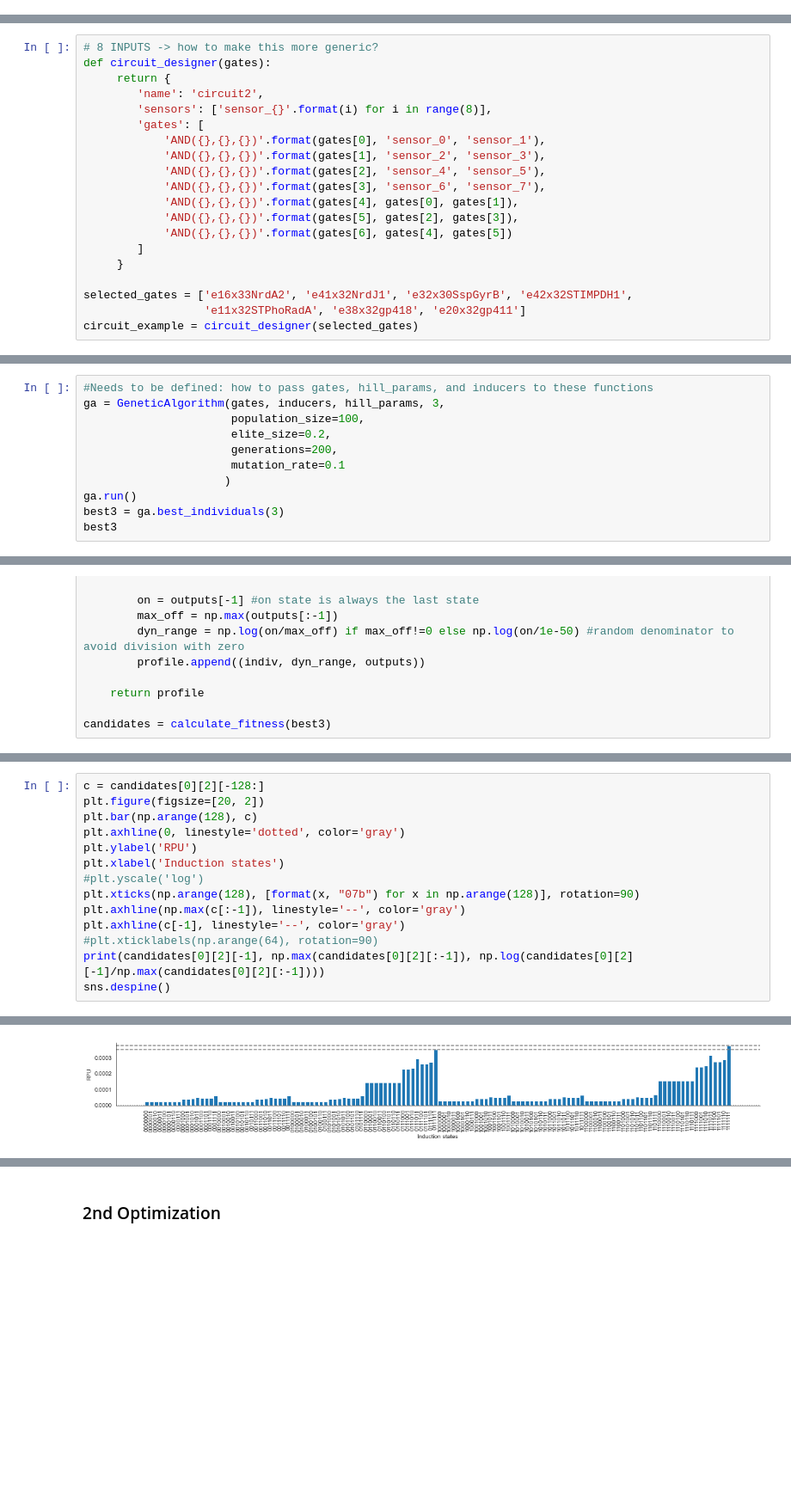
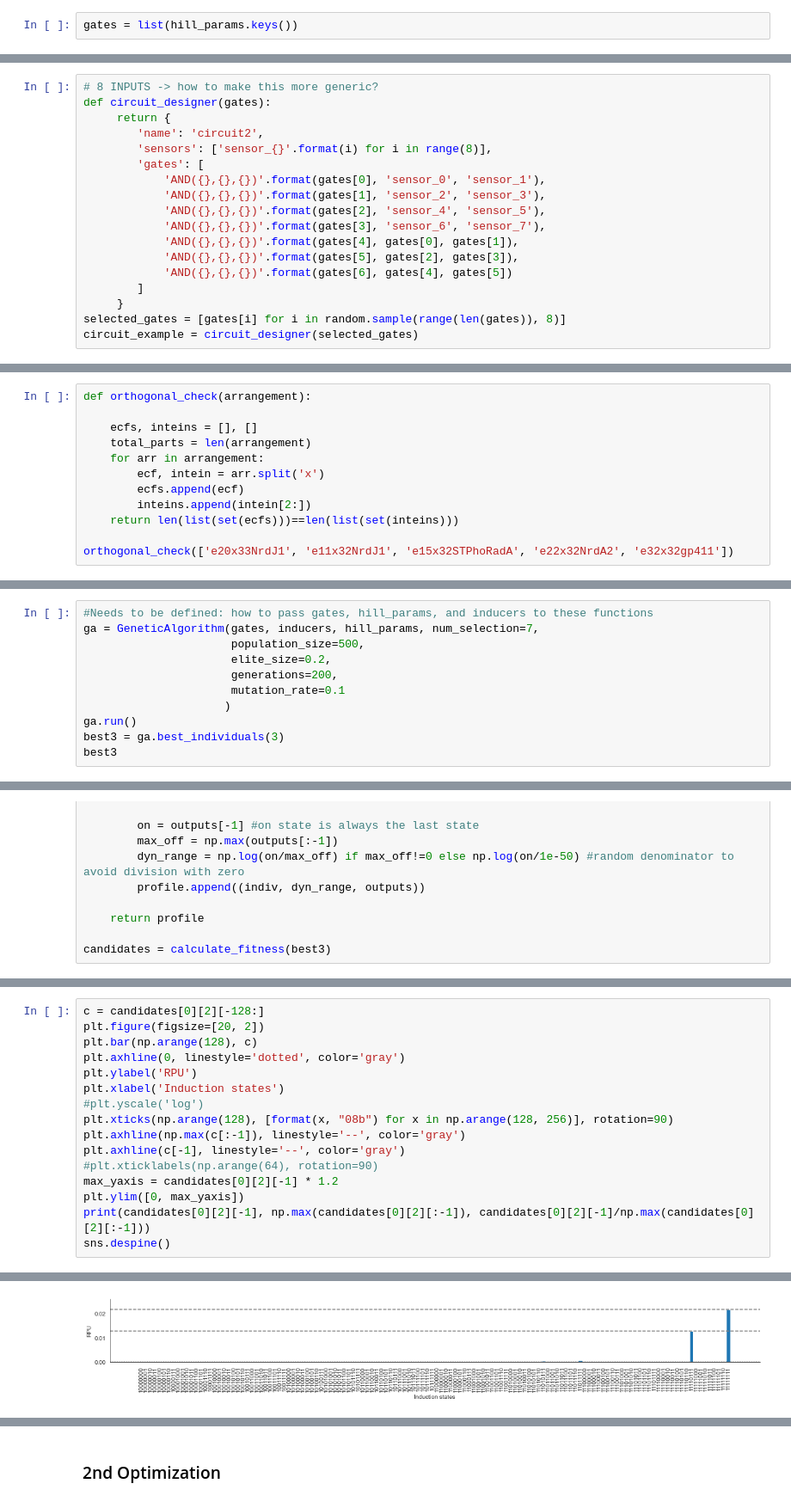
Before and after one commit to rmardian/intein-based-circuits, a Jupyter notebook: Signal Matching - Updated.ipynb, the cells around one changed output, grey strips where cells are left out. Shown at 86% size. Cells and saved outputs as stored; diff of their text form; blank space fills up the shorter version.

```diff
--- a/Signal Matching - Updated.ipynb
+++ b/Signal Matching - Updated.ipynb
@@ -29,3 +35,5 @@ controls = ['positive_control', 'negative_control']
+# %%
+gates = list(hill_params.keys())
 # %%
 #both latest ara and cuma data
 hill_params = {'e11x32STPhoRadA': [1.38609966e-02, 1.60895892e+02, 4.00000000e+00, 7.77066640e-01,
@@ -213,9 +221,7 @@ def circuit_designer(gates):
             'AND({},{},{})'.format(gates[6], gates[4], gates[5])
         ]
      }
-
-selected_gates = ['e16x33NrdA2', 'e41x32NrdJ1', 'e32x30SspGyrB', 'e42x32STIMPDH1',
-                  'e11x32STPhoRadA', 'e38x32gp418', 'e20x32gp411']
+selected_gates = [gates[i] for i in random.sample(range(len(gates)), 8)]
 circuit_example = circuit_designer(selected_gates)
 # %%
 circuit = Circuit(circuit_example, [inducers[0][-1], inducers[2][-1], inducers[0][-1], inducers[2][-1], inducers[0][-1], inducers[2][-1], inducers[0][-1], inducers[2][0]], hill_params)
@@ -227,2 +233,14 @@ circuit.print_design()
 # %% [markdown]
 #### Genetic Algorithm
+# %%
+def orthogonal_check(arrangement):
+
+    ecfs, inteins = [], []
+    total_parts = len(arrangement)
+    for arr in arrangement:
+        ecf, intein = arr.split('x')
+        ecfs.append(ecf)
+        inteins.append(intein[2:])
+    return len(list(set(ecfs)))==len(list(set(inteins)))
+
+orthogonal_check(['e20x33NrdJ1', 'e11x32NrdJ1', 'e15x32STPhoRadA', 'e22x32NrdA2', 'e32x32gp411'])
@@ -397,8 +426,8 @@ class GeneticAlgorithm:
         self.best_populations = self.rank_population(pop)
 # %%
 #Needs to be defined: how to pass gates, hill_params, and inducers to these functions
-ga = GeneticAlgorithm(gates, inducers, hill_params, 3,
-                      population_size=100,
+ga = GeneticAlgorithm(gates, inducers, hill_params, num_selection=7,
+                      population_size=500,
                       elite_size=0.2,
                       generations=200,
                       mutation_rate=0.1
@@ -497,10 +526,12 @@ plt.axhline(0, linestyle='dotted', color='gray')
 plt.ylabel('RPU')
 plt.xlabel('Induction states')
 #plt.yscale('log')
-plt.xticks(np.arange(128), [format(x, "07b") for x in np.arange(128)], rotation=90)
+plt.xticks(np.arange(128), [format(x, "08b") for x in np.arange(128, 256)], rotation=90)
 plt.axhline(np.max(c[:-1]), linestyle='--', color='gray')
 plt.axhline(c[-1], linestyle='--', color='gray')
 #plt.xticklabels(np.arange(64), rotation=90)
-print(candidates[0][2][-1], np.max(candidates[0][2][:-1]), np.log(candidates[0][2][-1]/np.max(candidates[0][2][:-1])))
+max_yaxis = candidates[0][2][-1] * 1.2
+plt.ylim([0, max_yaxis])
+print(candidates[0][2][-1], np.max(candidates[0][2][:-1]), candidates[0][2][-1]/np.max(candidates[0][2][:-1]))
 sns.despine()
 # %% [output]
@@ -508,2 +539,2 @@ sns.despine()
-[figure, old version]
+[figure, new version]
 # %%
```
Also changed, not shown: parts of 24 cells of this notebook, 36 other files.
